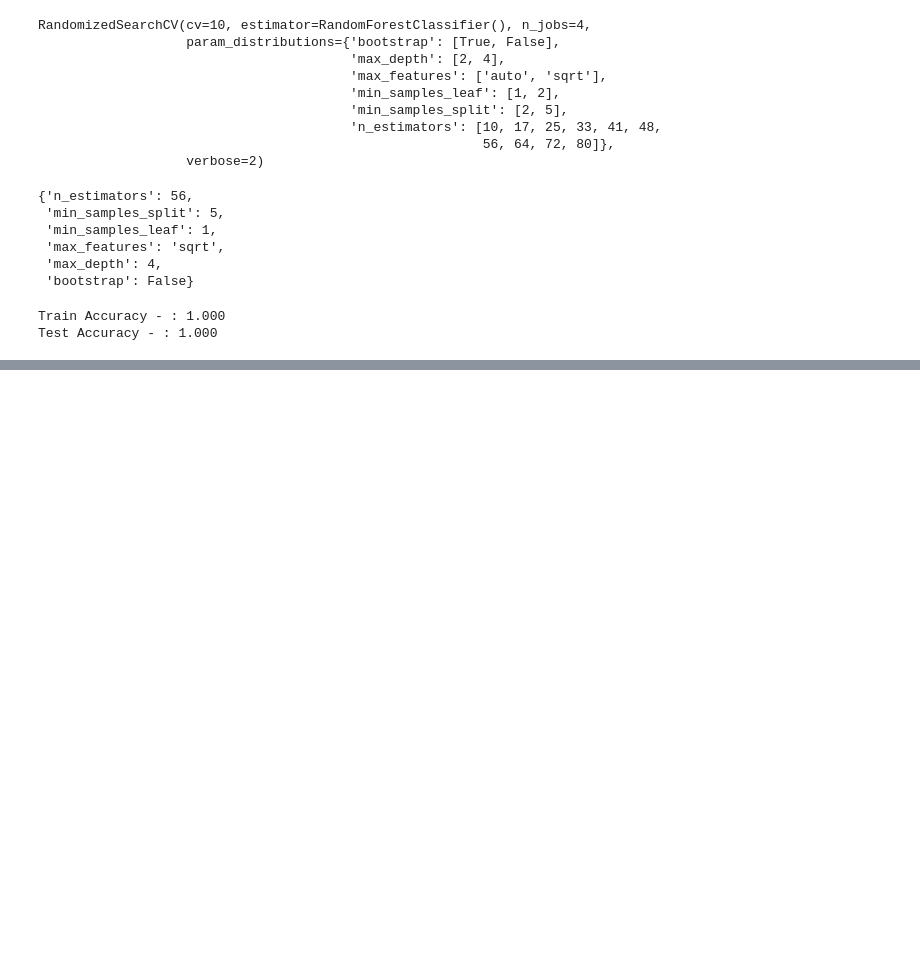
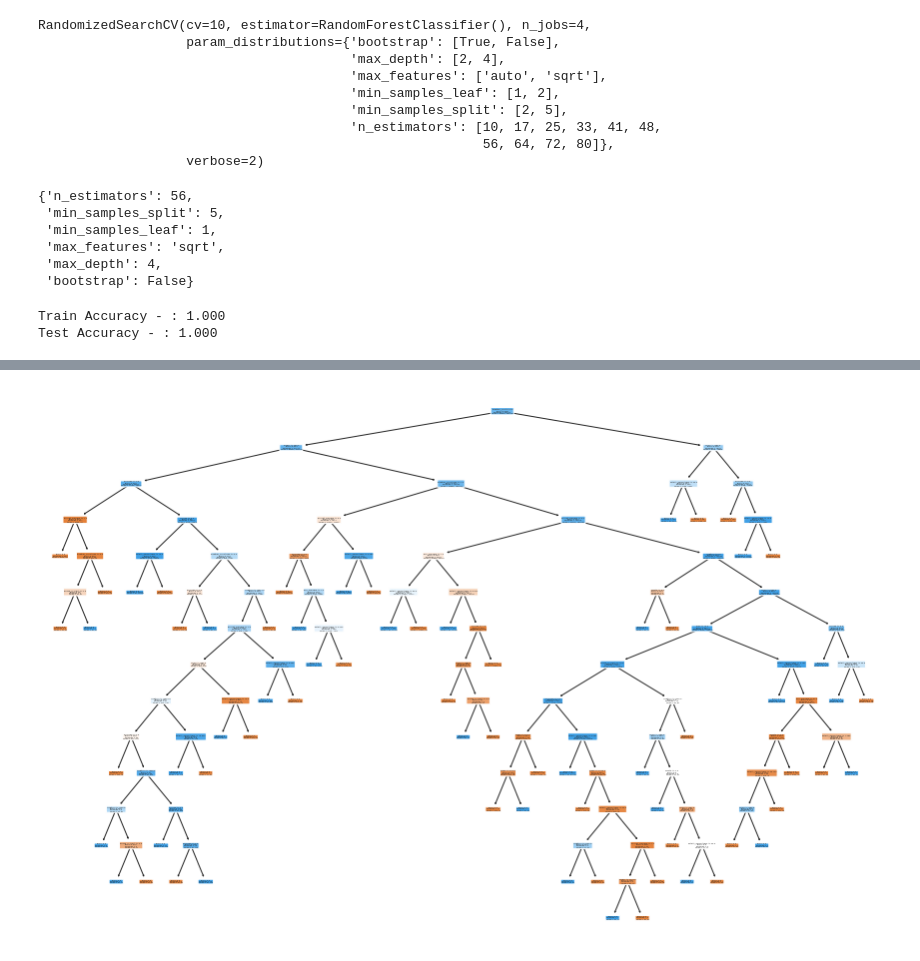
Before and after one commit to reynoso811/ML_Aviation_Safety, a Jupyter notebook: notebooks/modeling.ipynb, the cells around one changed output, grey strips where cells are left out. Cells and saved outputs as stored; diff of their text form; code cells hidden in the pictures; blank space fills up the shorter version.

```diff
--- a/notebooks/modeling.ipynb
+++ b/notebooks/modeling.ipynb
@@ -470,0 +491,18 @@ rf.feature_importances_
+# %%
+import seaborn as sns
+sns.set(rc={'figure.figsize':(12,10)})
+
+import matplotlib.pyplot as plt
+# %%
+from sklearn.tree import plot_tree
+
+fig = plt.figure(figsize=(15, 10))
+plot_tree(rf.estimators_[0],
+          feature_names=X_train.columns,
+          class_names=None,
+          filled=True, impurity=True,
+          rounded=True)
+
+fig.savefig('/Users/robertreynoso/Desktop/phase_03_project/imgs/rf_tree.png')
+# %% [output]
+[figure, added]
```
Also changed, not shown: parts of 10 cells of this notebook, 20 other files.
